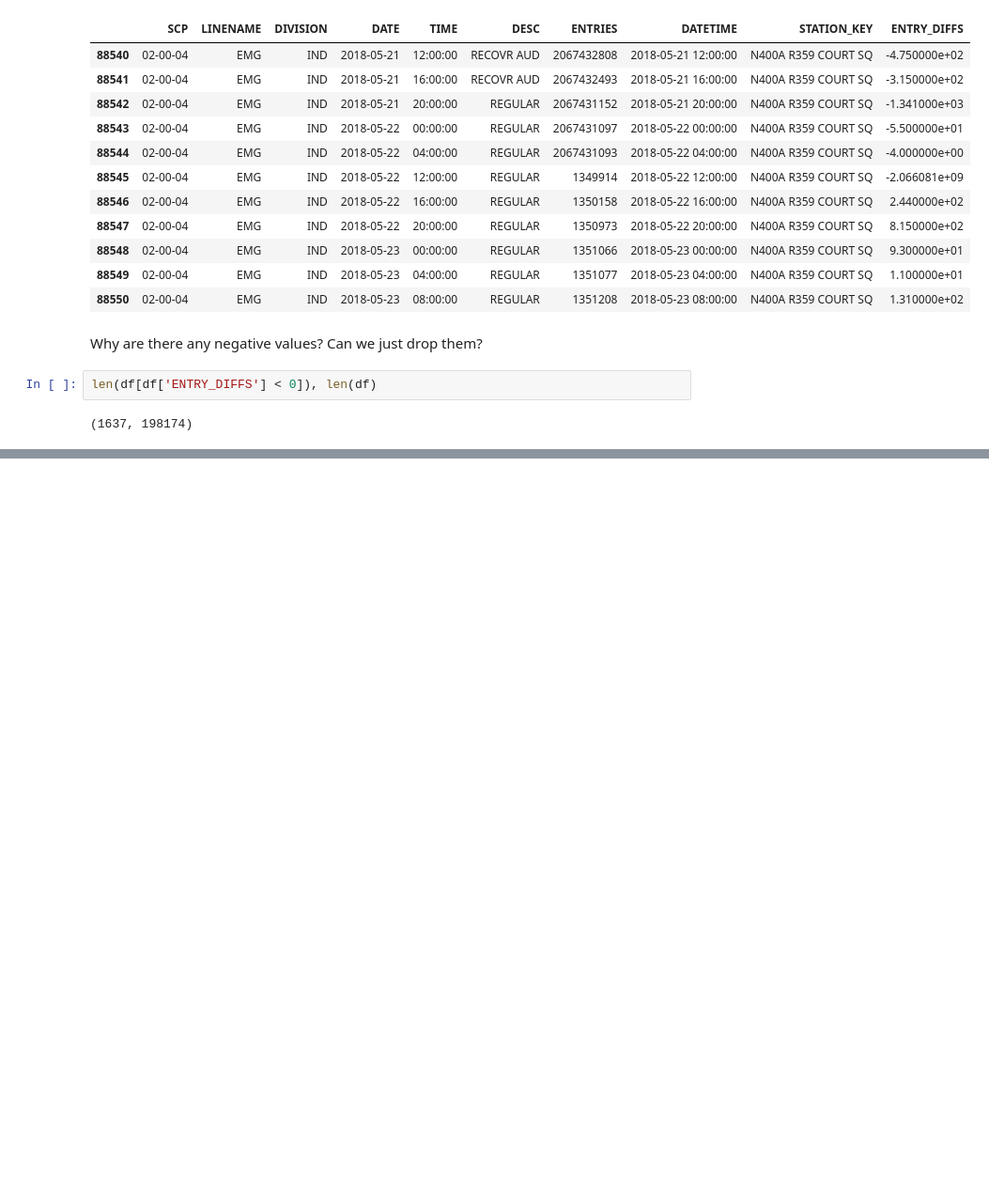
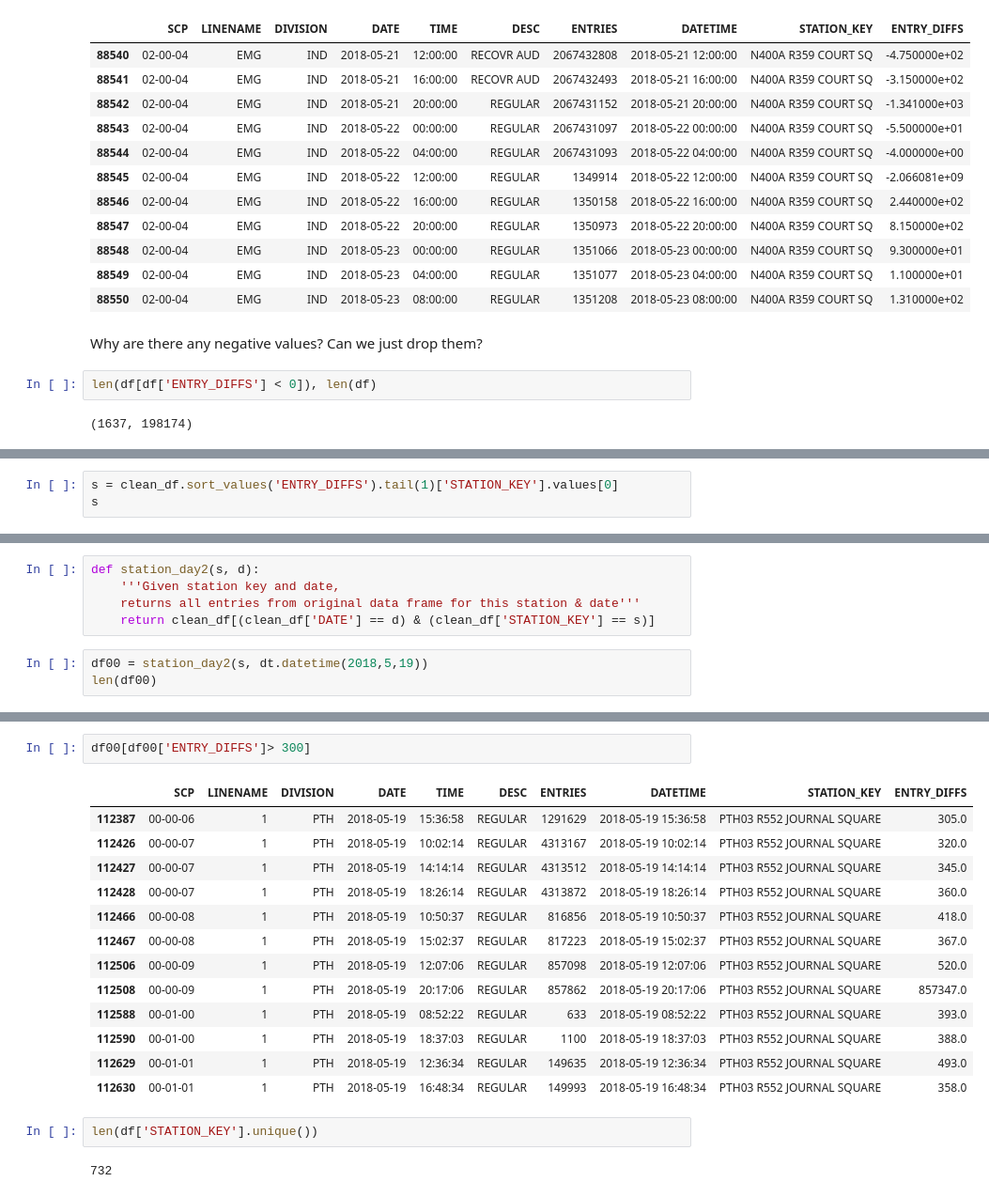
Before and after one commit to luketibbott/benson, a Jupyter notebook: benson-KF.ipynb, the cells around one changed output, grey strips where cells are left out. Shown: that part at 94% size. Saved outputs shown, nothing was run; the diff lists cells and outputs as text; blank space fills up the shorter version.

```diff
--- a/benson-KF.ipynb
+++ b/benson-KF.ipynb
@@ -138,0 +179,3 @@ len(df[df['ENTRY_DIFFS'] < 0]), len(df)
+# %%
+s = clean_df.sort_values('ENTRY_DIFFS').tail(1)['STATION_KEY'].values[0]
+s
@@ -138,0 +184,8 @@ len(df[df['ENTRY_DIFFS'] < 0]), len(df)
+# %%
+def station_day2(s, d):
+    '''Given station key and date,
+    returns all entries from original data frame for this station & date'''
+    return clean_df[(clean_df['DATE'] == d) & (clean_df['STATION_KEY'] == s)]
+# %%
+df00 = station_day2(s, dt.datetime(2018,5,19))
+len(df00)
@@ -138,0 +206,20 @@ len(df[df['ENTRY_DIFFS'] < 0]), len(df)
+# %%
+df00[df00['ENTRY_DIFFS']> 300]
+# %% [output]
+|  | SCP | LINENAME | DIVISION | DATE | TIME | DESC | ENTRIES | DATETIME | STATION_KEY | ENTRY_DIFFS |
+| 112387 | 00-00-06 | 1 | PTH | 2018-05-19 | 15:36:58 | REGULAR | 1291629 | 2018-05-19 15:36:58 | PTH03 R552 JOURNAL SQUARE | 305.0 |
+| 112426 | 00-00-07 | 1 | PTH | 2018-05-19 | 10:02:14 | REGULAR | 4313167 | 2018-05-19 10:02:14 | PTH03 R552 JOURNAL SQUARE | 320.0 |
+| 112427 | 00-00-07 | 1 | PTH | 2018-05-19 | 14:14:14 | REGULAR | 4313512 | 2018-05-19 14:14:14 | PTH03 R552 JOURNAL SQUARE | 345.0 |
+| 112428 | 00-00-07 | 1 | PTH | 2018-05-19 | 18:26:14 | REGULAR | 4313872 | 2018-05-19 18:26:14 | PTH03 R552 JOURNAL SQUARE | 360.0 |
+| 112466 | 00-00-08 | 1 | PTH | 2018-05-19 | 10:50:37 | REGULAR | 816856 | 2018-05-19 10:50:37 | PTH03 R552 JOURNAL SQUARE | 418.0 |
+| 112467 | 00-00-08 | 1 | PTH | 2018-05-19 | 15:02:37 | REGULAR | 817223 | 2018-05-19 15:02:37 | PTH03 R552 JOURNAL SQUARE | 367.0 |
+| 112506 | 00-00-09 | 1 | PTH | 2018-05-19 | 12:07:06 | REGULAR | 857098 | 2018-05-19 12:07:06 | PTH03 R552 JOURNAL SQUARE | 520.0 |
+| 112508 | 00-00-09 | 1 | PTH | 2018-05-19 | 20:17:06 | REGULAR | 857862 | 2018-05-19 20:17:06 | PTH03 R552 JOURNAL SQUARE | 857347.0 |
+| 112588 | 00-01-00 | 1 | PTH | 2018-05-19 | 08:52:22 | REGULAR | 633 | 2018-05-19 08:52:22 | PTH03 R552 JOURNAL SQUARE | 393.0 |
+| 112590 | 00-01-00 | 1 | PTH | 2018-05-19 | 18:37:03 | REGULAR | 1100 | 2018-05-19 18:37:03 | PTH03 R552 JOURNAL SQUARE | 388.0 |
+| 112629 | 00-01-01 | 1 | PTH | 2018-05-19 | 12:36:34 | REGULAR | 149635 | 2018-05-19 12:36:34 | PTH03 R552 JOURNAL SQUARE | 493.0 |
+| 112630 | 00-01-01 | 1 | PTH | 2018-05-19 | 16:48:34 | REGULAR | 149993 | 2018-05-19 16:48:34 | PTH03 R552 JOURNAL SQUARE | 358.0 |
+# %%
+len(df['STATION_KEY'].unique())
+# %% [output]
+732
```
Also changed, not shown: parts of 8 cells of this notebook.
